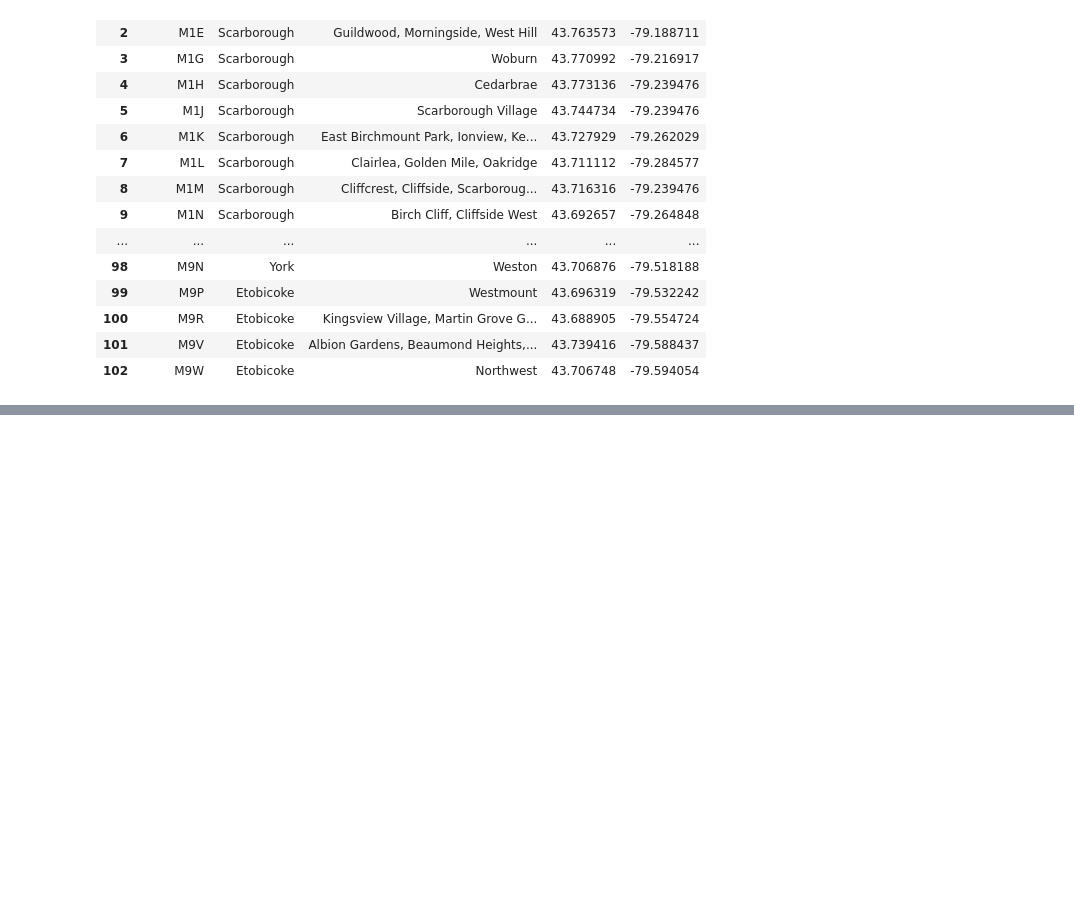
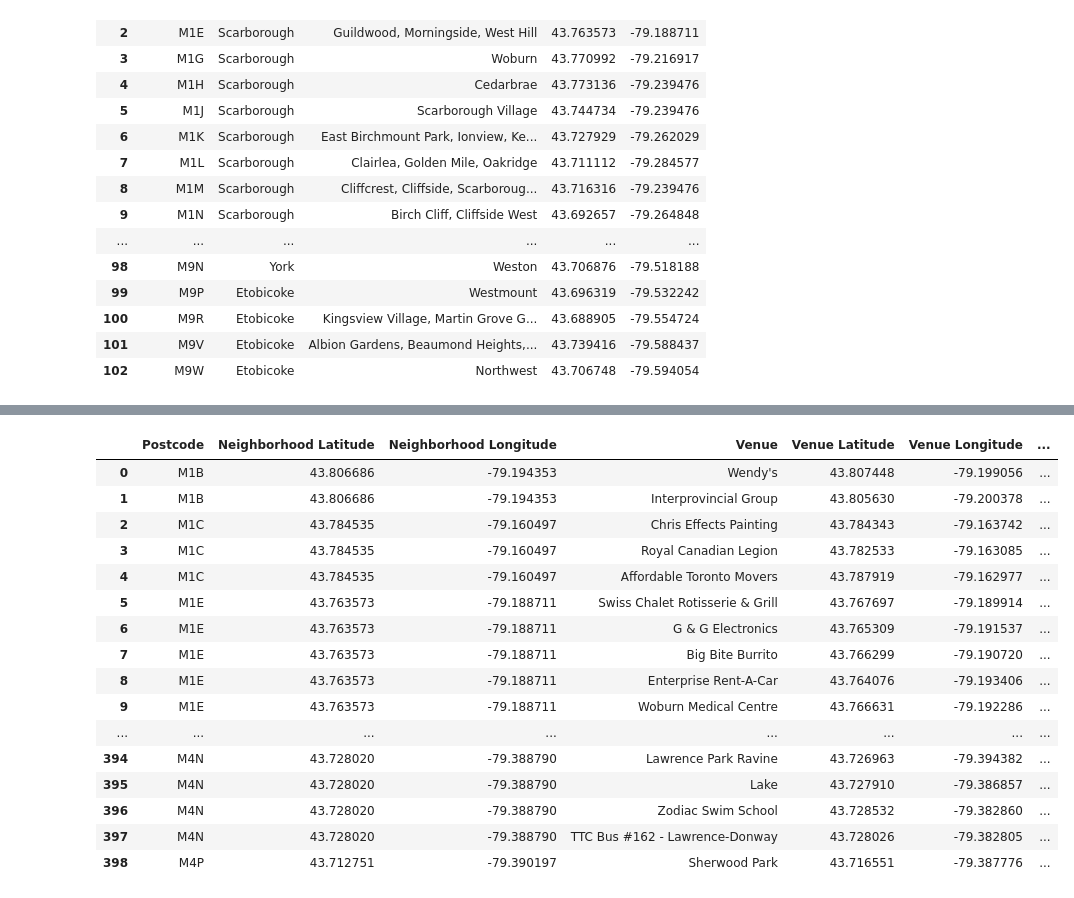
Before and after one commit to Caellwyn/Data-Science-Portfolio, a Jupyter notebook: Toronto Neighborhoods Dataframe_Clusters.ipynb, the cells around one changed output, grey strips where cells are left out. Cells and saved outputs as stored; diff of their text form; code cells hidden in the pictures; blank space fills up the shorter version.

```diff
--- a/Toronto Neighborhoods Dataframe_Clusters.ipynb
+++ b/Toronto Neighborhoods Dataframe_Clusters.ipynb
@@ -177,0 +208,8 @@ toronto_neighborhoods
+# %%
+address = 'Toronto, ON'
+
+geolocator = Nominatim(user_agent="Tor_explorer")
+location = geolocator.geocode(address)
+latitude = location.latitude
+longitude = location.longitude
+print('The geograpical coordinate of Toronto are {}, {}.'.format(latitude, longitude))
@@ -177,0 +222,19 @@ toronto_neighborhoods
+# %%
+# create map of New York using latitude and longitude values
+map_toronto = folium.Map(location=[latitude, longitude], zoom_start=10)
+
+# add markers to map
+for lat, lng, borough, neighborhood in zip(toronto_neighborhoods['Latitude'], toronto_neighborhoods['Longitude'], toronto_neighborhoods['Borough'], toronto_neighborhoods['Neighbourhood']):
+    label = '{}, {}'.format(neighborhood, borough)
+    label = folium.Popup(label, parse_html=True)
+    folium.CircleMarker(
+        [lat, lng],
+        radius=5,
+        popup=label,
+        color='blue',
+        fill=True,
+        fill_color='#3186cc',
+        fill_opacity=0.7,
+        parse_html=False).add_to(map_toronto)
+
+map_toronto
@@ -177,0 +293,5 @@ toronto_neighborhoods
+# %%
+toronto_venues = getNearbyVenues(names=toronto_neighborhoods['Postcode'],
+                                   latitudes=toronto_neighborhoods['Latitude'],
+                                   longitudes=toronto_neighborhoods['Longitude']
+                                  )
@@ -177,0 +316,20 @@ toronto_neighborhoods
+# %%
+toronto_venues
+# %% [output]
+|  | Postcode | Neighborhood Latitude | Neighborhood Longitude | Venue | Venue Latitude | Venue Longitude | ... |
+| 0 | M1B | 43.806686 | -79.194353 | Wendy's | 43.807448 | -79.199056 | ... |
+| 1 | M1B | 43.806686 | -79.194353 | Interprovincial Group | 43.805630 | -79.200378 | ... |
+| 2 | M1C | 43.784535 | -79.160497 | Chris Effects Painting | 43.784343 | -79.163742 | ... |
+| 3 | M1C | 43.784535 | -79.160497 | Royal Canadian Legion | 43.782533 | -79.163085 | ... |
+| 4 | M1C | 43.784535 | -79.160497 | Affordable Toronto Movers | 43.787919 | -79.162977 | ... |
+| 5 | M1E | 43.763573 | -79.188711 | Swiss Chalet Rotisserie & Grill | 43.767697 | -79.189914 | ... |
+| 6 | M1E | 43.763573 | -79.188711 | G & G Electronics | 43.765309 | -79.191537 | ... |
+| 7 | M1E | 43.763573 | -79.188711 | Big Bite Burrito | 43.766299 | -79.190720 | ... |
+| 8 | M1E | 43.763573 | -79.188711 | Enterprise Rent-A-Car | 43.764076 | -79.193406 | ... |
+| 9 | M1E | 43.763573 | -79.188711 | Woburn Medical Centre | 43.766631 | -79.192286 | ... |
+| ... | ... | ... | ... | ... | ... | ... | ... |
+| 394 | M4N | 43.728020 | -79.388790 | Lawrence Park Ravine | 43.726963 | -79.394382 | ... |
+| 395 | M4N | 43.728020 | -79.388790 | Lake | 43.727910 | -79.386857 | ... |
+| 396 | M4N | 43.728020 | -79.388790 | Zodiac Swim School | 43.728532 | -79.382860 | ... |
+| 397 | M4N | 43.728020 | -79.388790 | TTC Bus #162 - Lawrence-Donway | 43.728026 | -79.382805 | ... |
+| 398 | M4P | 43.712751 | -79.390197 | Sherwood Park | 43.716551 | -79.387776 | ... |
```
Also changed, not shown: parts of 27 cells of this notebook.
